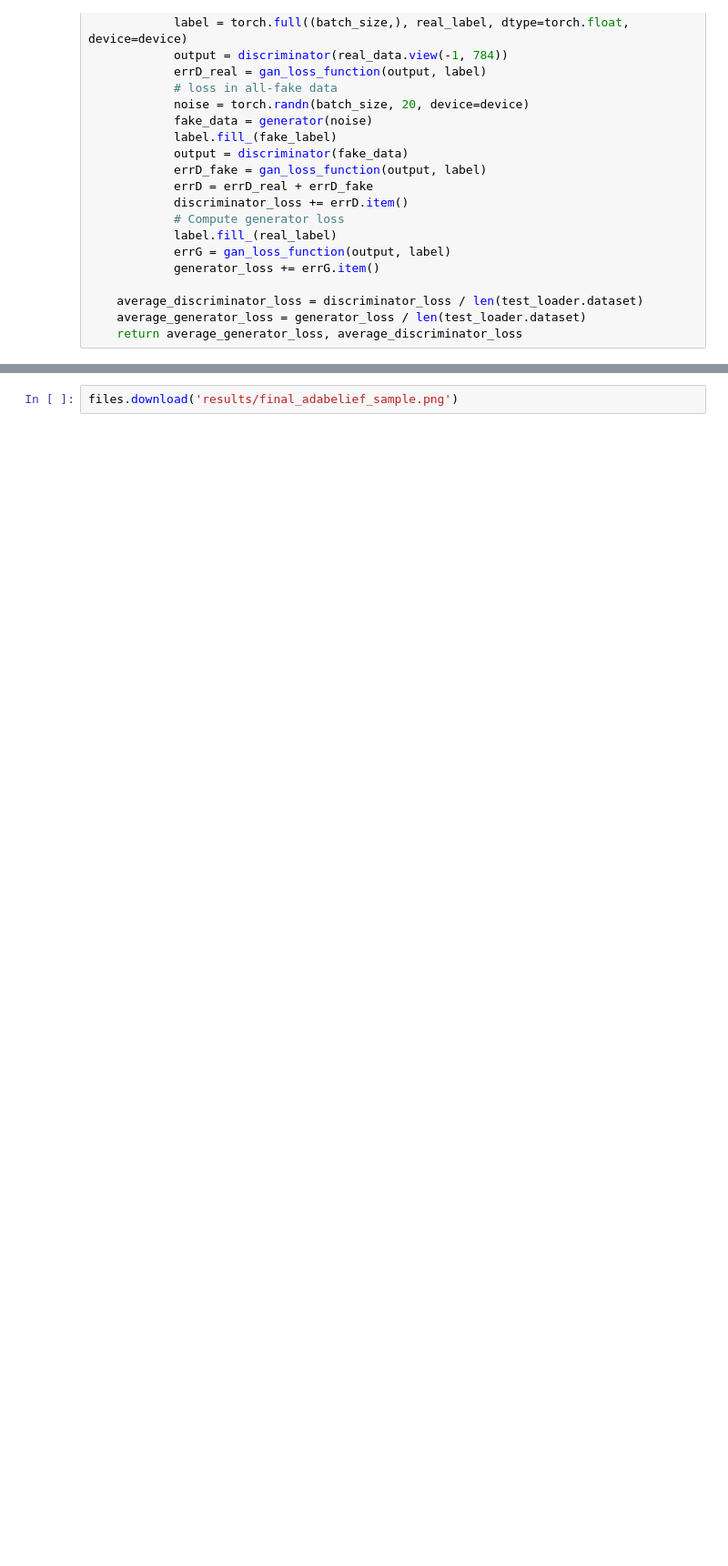
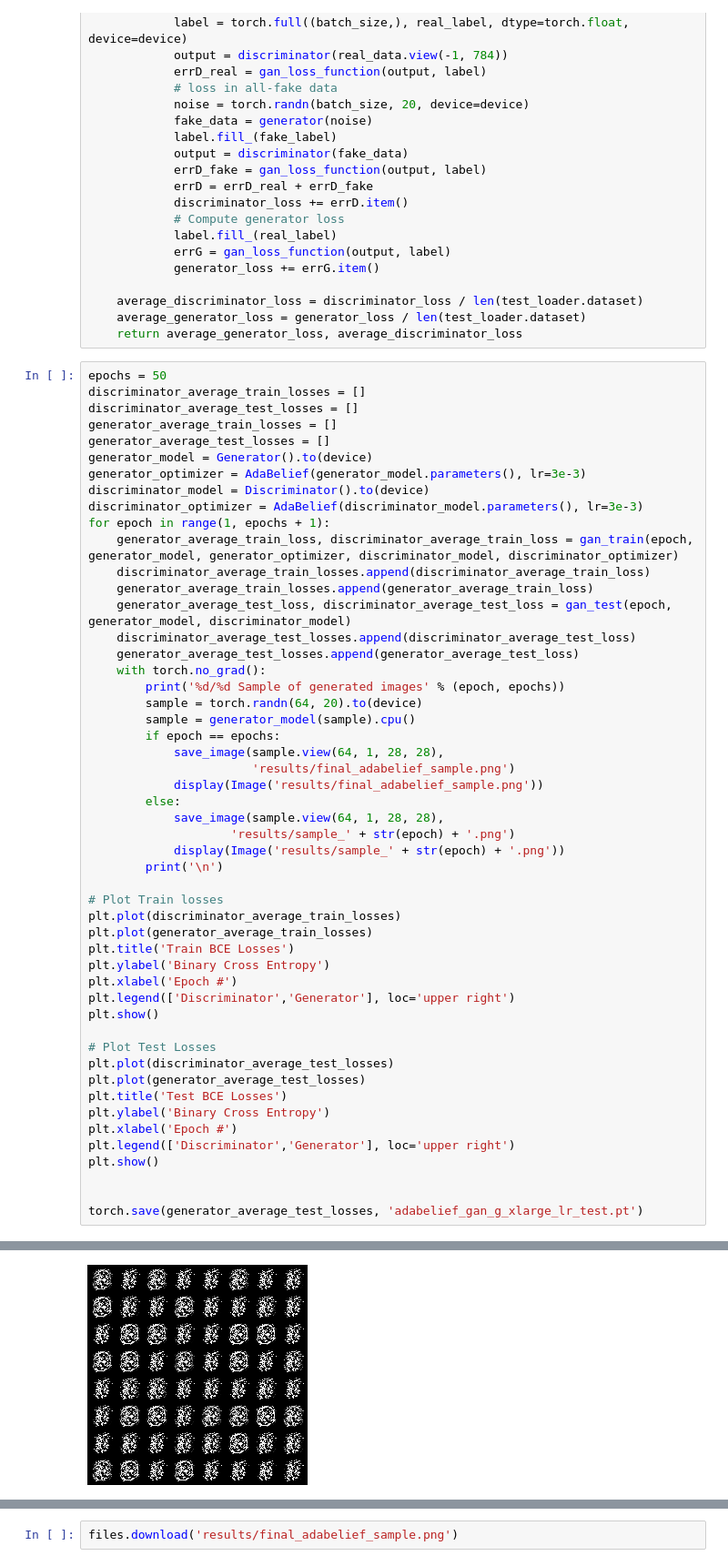
Before and after one commit to andrew-miao/CS480-680-Project, a Jupyter notebook: AdabeliefExperiments.ipynb, the cells around one changed output, grey strips where cells are left out. Shown at 91% size. Cells and saved outputs as stored; diff of their text form; blank space fills up the shorter version.

```diff
--- a/AdabeliefExperiments.ipynb
+++ b/AdabeliefExperiments.ipynb
@@ -391,3 +393,55 @@ def gan_test(epoch, generator, discriminator):
     average_discriminator_loss = discriminator_loss / len(test_loader.dataset)
     average_generator_loss = generator_loss / len(test_loader.dataset)
     return average_generator_loss, average_discriminator_loss
+# %%
+epochs = 50
+discriminator_average_train_losses = []
+discriminator_average_test_losses = []
+generator_average_train_losses = []
+generator_average_test_losses = []
+generator_model = Generator().to(device)
+generator_optimizer = AdaBelief(generator_model.parameters(), lr=3e-3)
+discriminator_model = Discriminator().to(device)
+discriminator_optimizer = AdaBelief(discriminator_model.parameters(), lr=3e-3)
+for epoch in range(1, epochs + 1):
+    generator_average_train_loss, discriminator_average_train_loss = gan_train(epoch, generator_model, generator_optimizer, discriminator_model, discriminator_optimizer)
+    discriminator_average_train_losses.append(discriminator_average_train_loss)
+    generator_average_train_losses.append(generator_average_train_loss)
+    generator_average_test_loss, discriminator_average_test_loss = gan_test(epoch, generator_model, discriminator_model)
+    discriminator_average_test_losses.append(discriminator_average_test_loss)
+    generator_average_test_losses.append(generator_average_test_loss)
+    with torch.no_grad():
+        print('%d/%d Sample of generated images' % (epoch, epochs))
+        sample = torch.randn(64, 20).to(device)
+        sample = generator_model(sample).cpu()
+        if epoch == epochs:
+            save_image(sample.view(64, 1, 28, 28),
+                       'results/final_adabelief_sample.png')
+            display(Image('results/final_adabelief_sample.png'))
+        else:
+            save_image(sample.view(64, 1, 28, 28),
+                    'results/sample_' + str(epoch) + '.png')
+            display(Image('results/sample_' + str(epoch) + '.png'))
+        print('\n')
+
+# Plot Train losses
+plt.plot(discriminator_average_train_losses)
+plt.plot(generator_average_train_losses)
+plt.title('Train BCE Losses')
+plt.ylabel('Binary Cross Entropy')
+plt.xlabel('Epoch #')
+plt.legend(['Discriminator','Generator'], loc='upper right')
+plt.show()
+
+# Plot Test Losses
+plt.plot(discriminator_average_test_losses)
+plt.plot(generator_average_test_losses)
+plt.title('Test BCE Losses')
+plt.ylabel('Binary Cross Entropy')
+plt.xlabel('Epoch #')
+plt.legend(['Discriminator','Generator'], loc='upper right')
+plt.show()
+
+
+torch.save(generator_average_test_losses, 'adabelief_gan_g_xlarge_lr_test.pt')
+# %% [output]
@@ -393,0 +466 @@ def gan_test(epoch, generator, discriminator):
+[figure, added]
```
Also changed, not shown: parts of 3 cells of this notebook, 13 other files.
